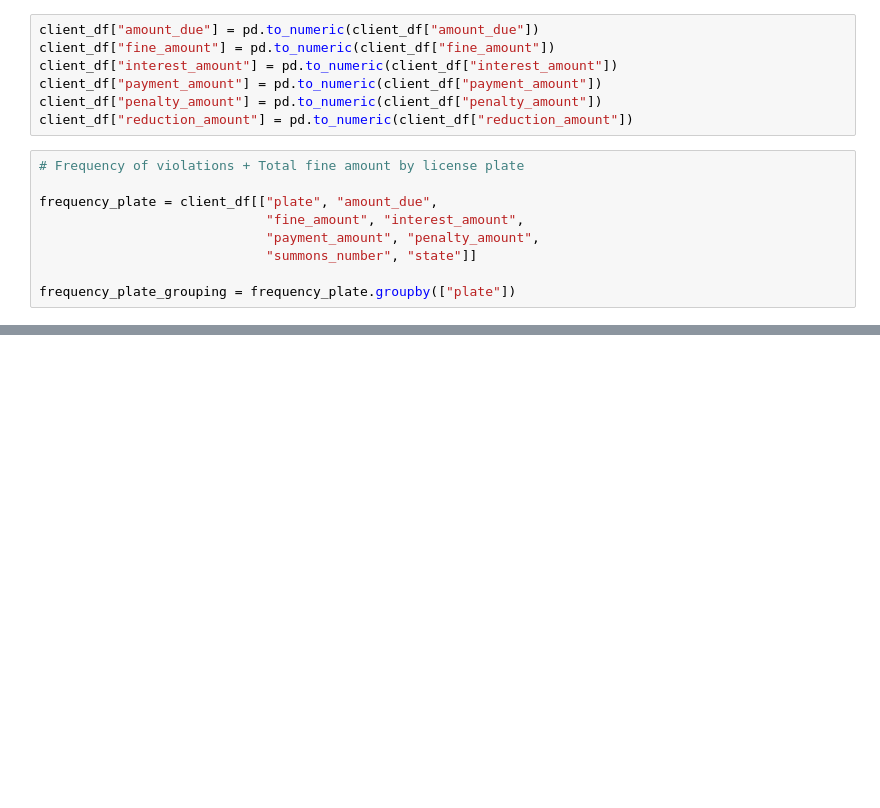
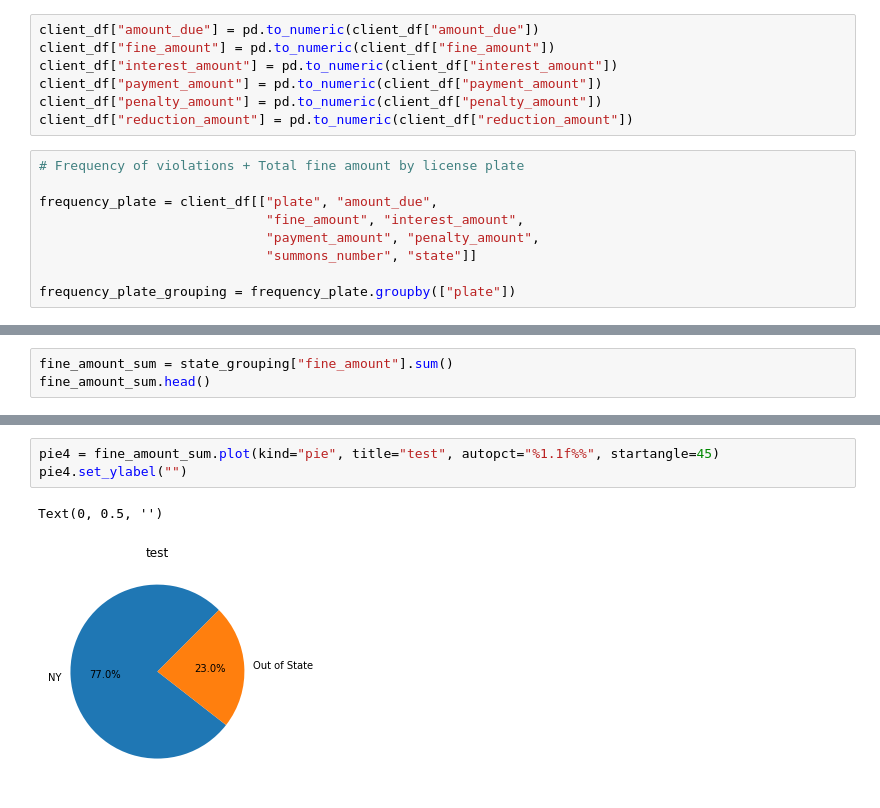
Before and after one commit to jesusbaquiax/github_project_one, a Jupyter notebook: tickets.ipynb, the cells around one changed output, grey strips where cells are left out. Drawn from its saved outputs; the diff is of its cells as text; blank space fills up the shorter version.

```diff
--- a/tickets.ipynb
+++ b/tickets.ipynb
@@ -146,0 +168,3 @@ Text(0, 0.5, '')
+# %%
+fine_amount_sum = state_grouping["fine_amount"].sum()
+fine_amount_sum.head()
@@ -146,0 +208,6 @@ Text(0, 0.5, '')
+# %%
+pie4 = fine_amount_sum.plot(kind="pie", title="test", autopct="%1.1f%%", startangle=45)
+pie4.set_ylabel("")
+# %% [output]
+Text(0, 0.5, '')
+[figure, added]
```
Also changed, not shown: parts of 22 cells of this notebook.
